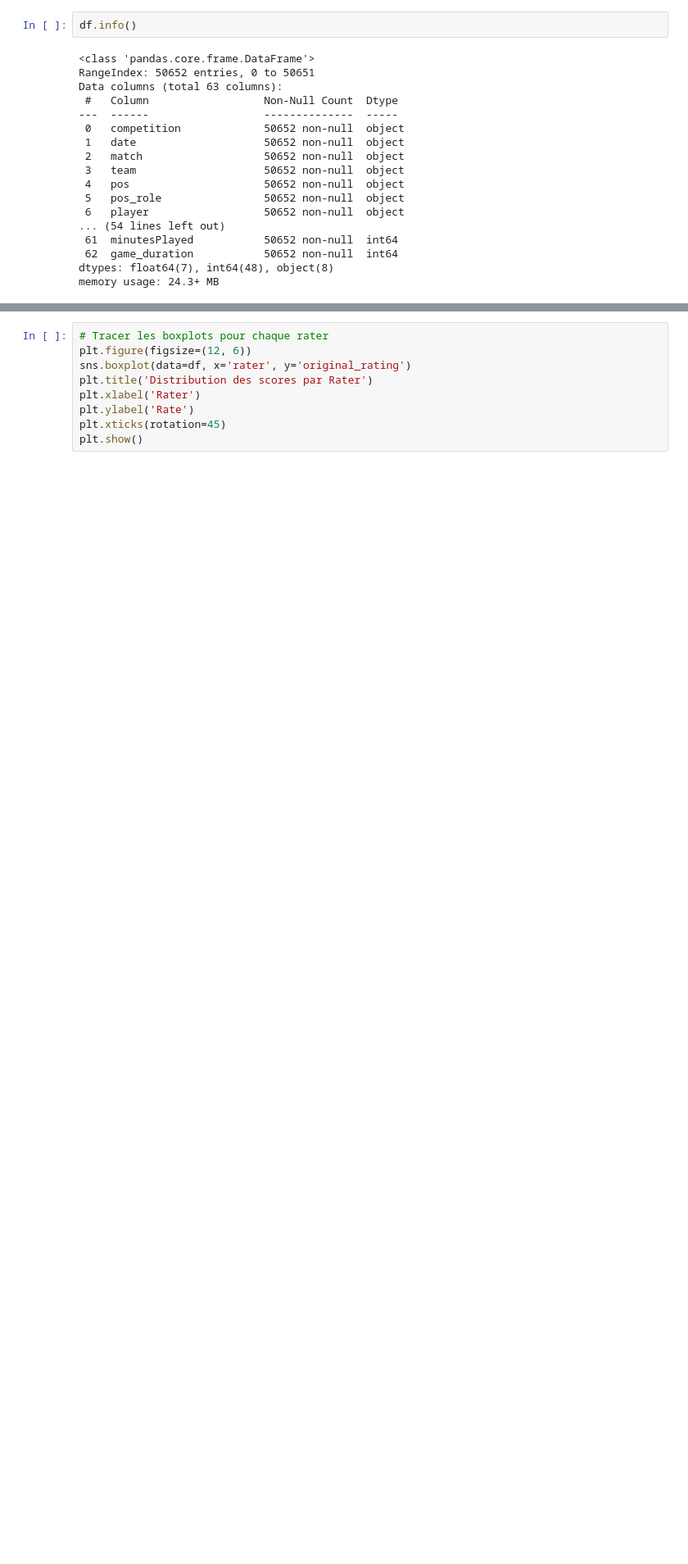
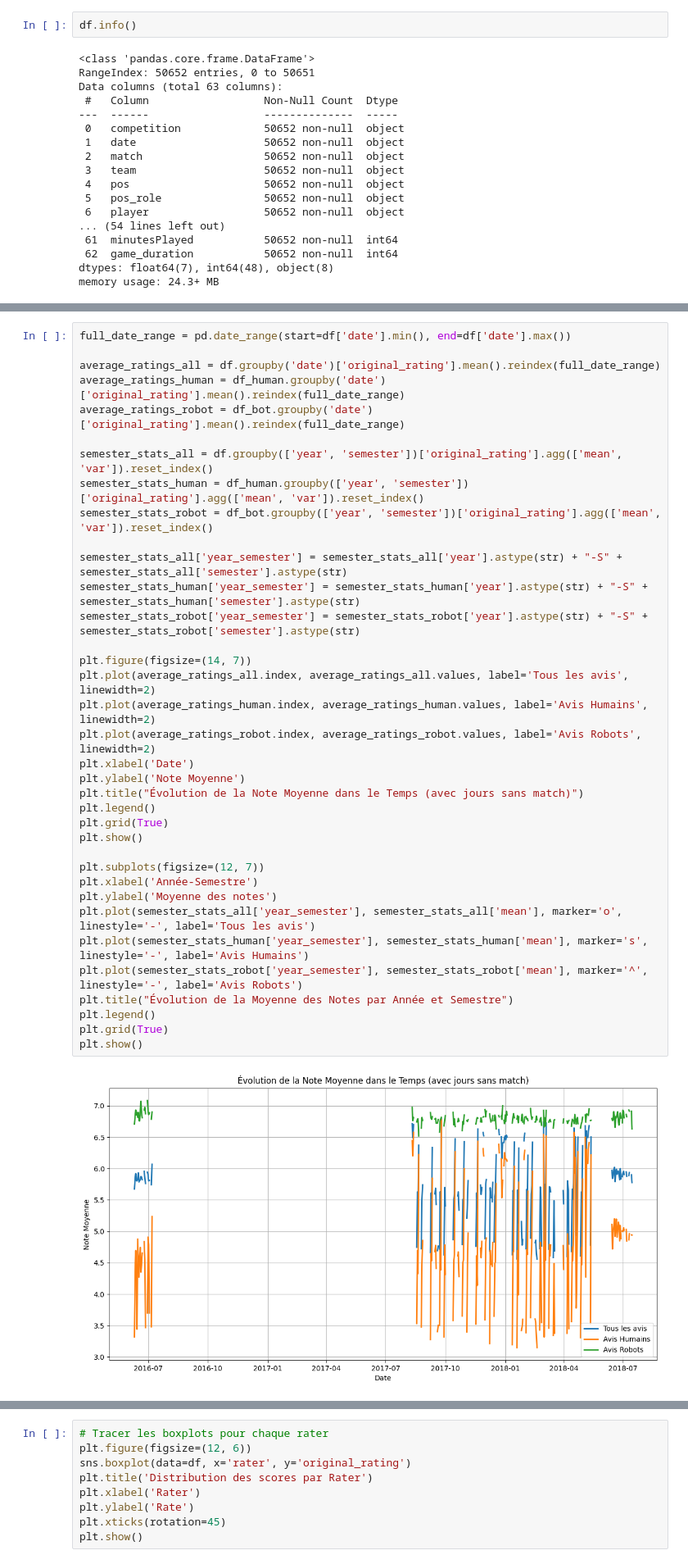
Before and after one commit to valentinb67/ML_DL_project, a Jupyter notebook: 1-DataCleaning.ipynb, the cells around one changed output, grey strips where cells are left out. Shown at 82% size. Saved outputs shown, nothing was run; the diff lists cells and outputs as text; blank space fills up the shorter version.

```diff
--- a/1-DataCleaning.ipynb
+++ b/1-DataCleaning.ipynb
@@ -121,0 +213,38 @@ df = pd.concat([df, get_dum], axis=1)
+# %%
+full_date_range = pd.date_range(start=df['date'].min(), end=df['date'].max())
+
+average_ratings_all = df.groupby('date')['original_rating'].mean().reindex(full_date_range)
+average_ratings_human = df_human.groupby('date')['original_rating'].mean().reindex(full_date_range)
+average_ratings_robot = df_bot.groupby('date')['original_rating'].mean().reindex(full_date_range)
+
+semester_stats_all = df.groupby(['year', 'semester'])['original_rating'].agg(['mean', 'var']).reset_index()
+semester_stats_human = df_human.groupby(['year', 'semester'])['original_rating'].agg(['mean', 'var']).reset_index()
+semester_stats_robot = df_bot.groupby(['year', 'semester'])['original_rating'].agg(['mean', 'var']).reset_index()
+
+semester_stats_all['year_semester'] = semester_stats_all['year'].astype(str) + "-S" + semester_stats_all['semester'].astype(str)
+semester_stats_human['year_semester'] = semester_stats_human['year'].astype(str) + "-S" + semester_stats_human['semester'].astype(str)
+semester_stats_robot['year_semester'] = semester_stats_robot['year'].astype(str) + "-S" + semester_stats_robot['semester'].astype(str)
+
+plt.figure(figsize=(14, 7))
+plt.plot(average_ratings_all.index, average_ratings_all.values, label='Tous les avis', linewidth=2)
+plt.plot(average_ratings_human.index, average_ratings_human.values, label='Avis Humains', linewidth=2)
+plt.plot(average_ratings_robot.index, average_ratings_robot.values, label='Avis Robots', linewidth=2)
+plt.xlabel('Date')
+plt.ylabel('Note Moyenne')
+plt.title("Évolution de la Note Moyenne dans le Temps (avec jours sans match)")
+plt.legend()
+plt.grid(True)
+plt.show()
+
+plt.subplots(figsize=(12, 7))
+plt.xlabel('Année-Semestre')
+plt.ylabel('Moyenne des notes')
+plt.plot(semester_stats_all['year_semester'], semester_stats_all['mean'], marker='o', linestyle='-', label='Tous les avis')
+plt.plot(semester_stats_human['year_semester'], semester_stats_human['mean'], marker='s', linestyle='-', label='Avis Humains')
+plt.plot(semester_stats_robot['year_semester'], semester_stats_robot['mean'], marker='^', linestyle='-', label='Avis Robots')
+plt.title("Évolution de la Moyenne des Notes par Année et Semestre")
+plt.legend()
+plt.grid(True)
+plt.show()
+# %% [output]
+[figure, added]
```
Also changed, not shown: parts of 76 cells of this notebook, 2 other files.
